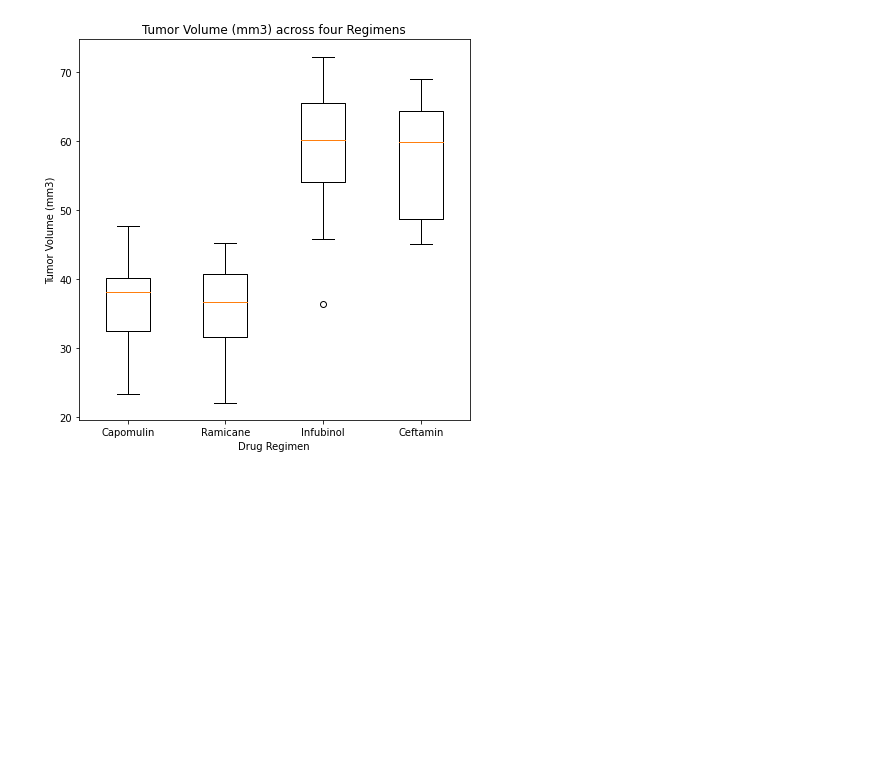
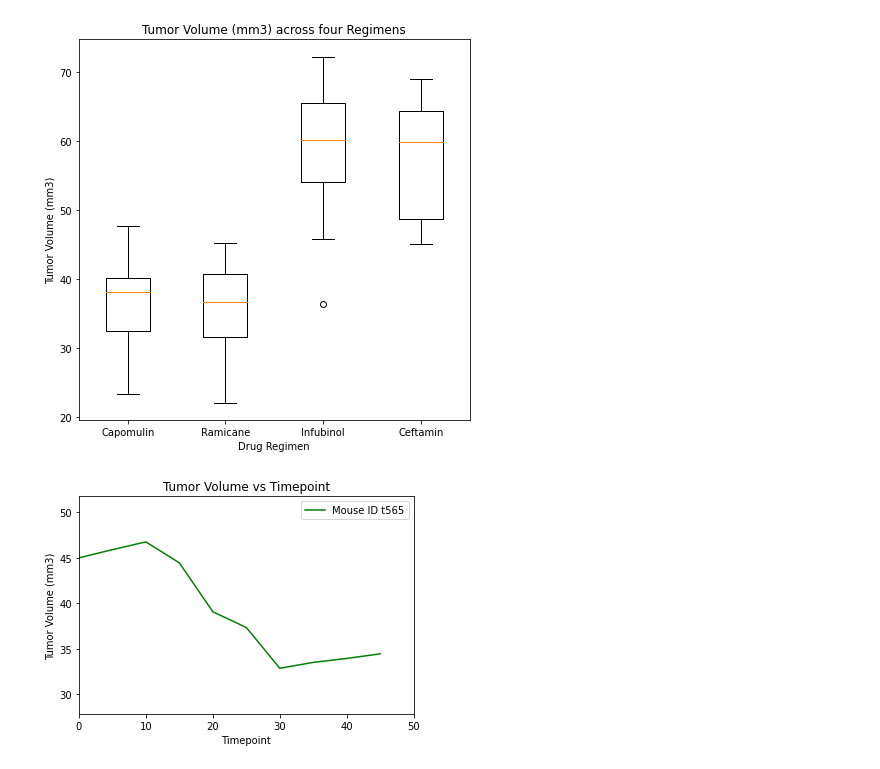
Before and after one commit to HarshitaRahul/matplotlib, a Jupyter notebook: pymaceuticals/pymaceuticals_starters.ipynb, the cells around one changed output. Saved outputs shown, nothing was run; the diff lists cells and outputs as text; code cells hidden in the pictures; blank space fills up the shorter version.

Commit message:
line and scatter plot

```diff
--- a/pymaceuticals/pymaceuticals_starters.ipynb
+++ b/pymaceuticals/pymaceuticals_starters.ipynb
@@ -264,3 +241,21 @@ plt.show()
 # %%
 ###Line and Scatter Plots
 # Generate a line plot of tumor volume vs. time point for a mouse treated with Capomulin
+random_mouse = (clean_df[clean_df["Drug Regimen"]=="Capomulin"]).sample()
+random_data = pd.merge(clean_df, random_mouse, on="Mouse ID", how="inner")
+random_df = random_data.drop([col for col in random_data.columns if '_y' in col], axis=1)
+
+time = random_df["Timepoint_x"]
+vol = random_df["Tumor Volume (mm3)_x"]
+label = random_df["Mouse ID"].unique()
+
+line, = plt.plot(time, vol, 'g-')
+plt.xlabel("Timepoint")
+plt.ylabel("Tumor Volume (mm3)")
+plt.title("Tumor Volume vs Timepoint")
+plt.xlim(0, time.max() + 5)
+plt.ylim(vol.min() - 5, vol.max() + 5)
+plt.legend("Mouse ID " +label)
+plt.show()
+# %% [output]
+[figure, added]
```
Also changed, not shown: parts of 6 cells of this notebook.
